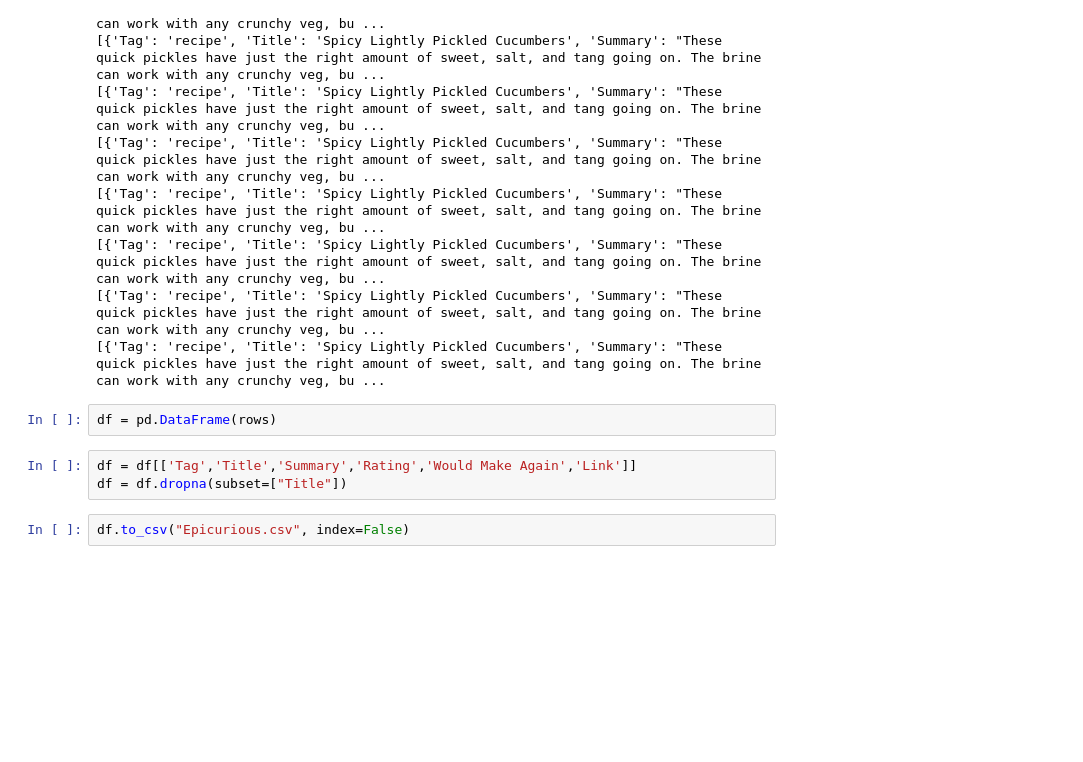
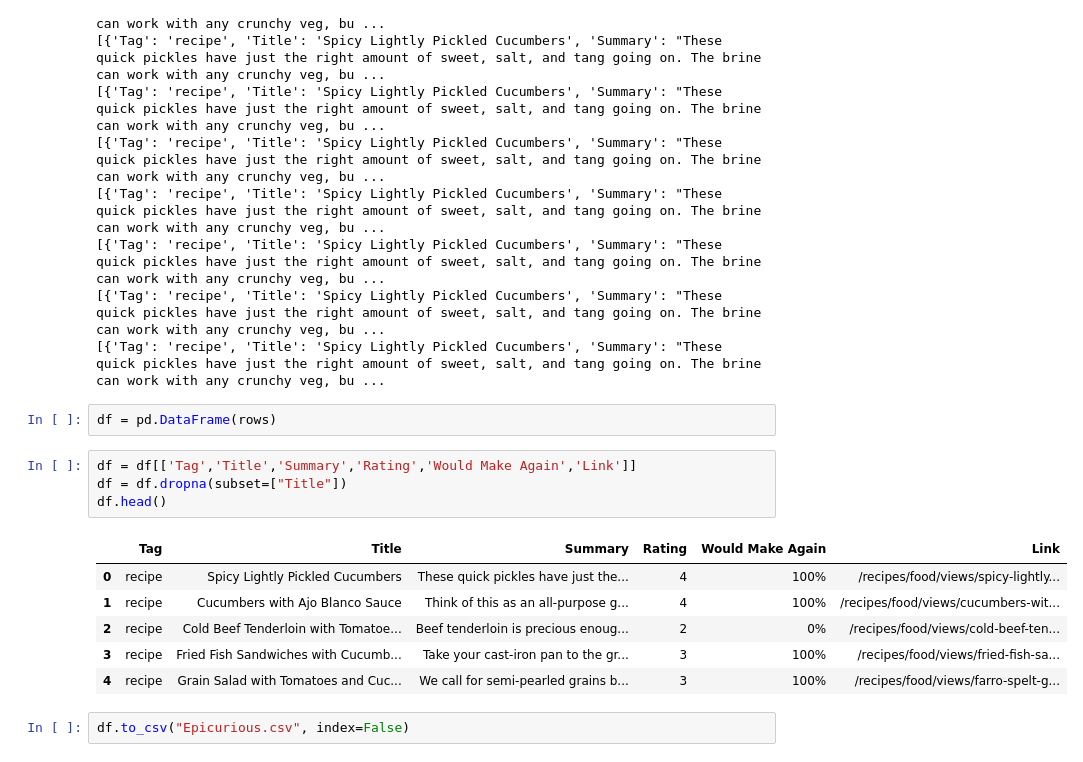
Before and after one commit to mingligraphics/foundations_homework, a Jupyter notebook: 09-homework/Epicurious (Pagination, scraping 1x per row).ipynb, the cells around one changed output. Saved outputs shown, nothing was run; the diff lists cells and outputs as text; blank space fills up the shorter version.

```diff
--- a/09-homework/Epicurious (Pagination, scraping 1x per row).ipynb
+++ b/09-homework/Epicurious (Pagination, scraping 1x per row).ipynb
@@ -54,6 +54,14 @@ df = pd.DataFrame(rows)
 # %%
 df = df[['Tag','Title','Summary','Rating','Would Make Again','Link']]
 df = df.dropna(subset=["Title"])
+df.head()
+# %% [output]
+|  | Tag | Title | Summary | Rating | Would Make Again | Link |
+| 0 | recipe | Spicy Lightly Pickled Cucumbers | These quick pickles have just the... | 4 | 100% | /recipes/food/views/spicy-lightly... |
+| 1 | recipe | Cucumbers with Ajo Blanco Sauce | Think of this as an all-purpose g... | 4 | 100% | /recipes/food/views/cucumbers-wit... |
+| 2 | recipe | Cold Beef Tenderloin with Tomatoe... | Beef tenderloin is precious enoug... | 2 | 0% | /recipes/food/views/cold-beef-ten... |
+| 3 | recipe | Fried Fish Sandwiches with Cucumb... | Take your cast-iron pan to the gr... | 3 | 100% | /recipes/food/views/fried-fish-sa... |
+| 4 | recipe | Grain Salad with Tomatoes and Cuc... | We call for semi-pearled grains b... | 3 | 100% | /recipes/food/views/farro-spelt-g... |
 # %%
 df.to_csv("Epicurious.csv", index=False)
 # %% [markdown]
```
Also changed, not shown: parts of 2 cells of this notebook, 5 other files.
